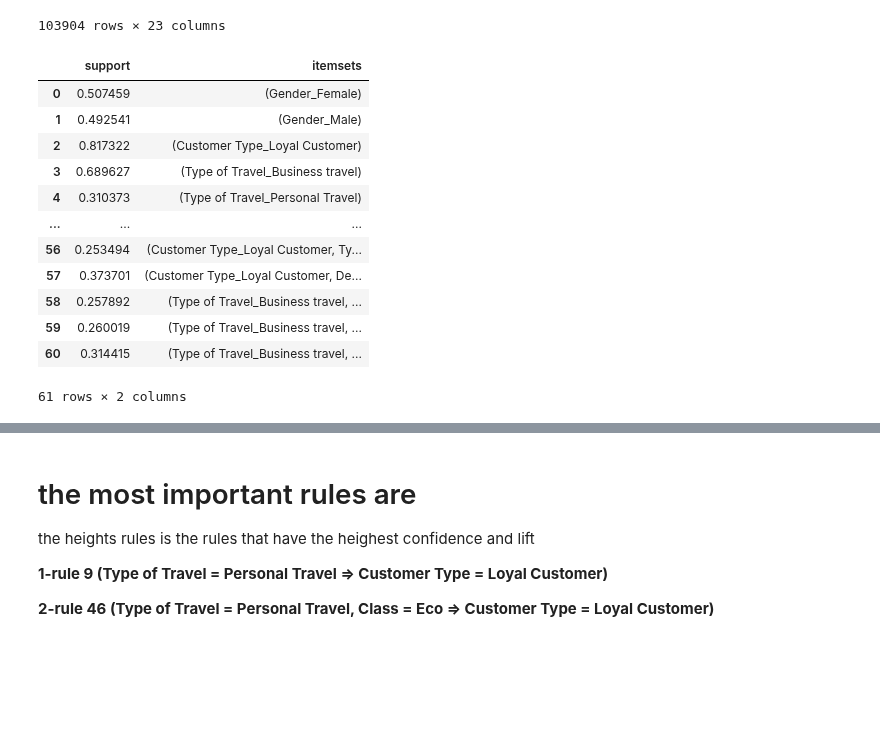
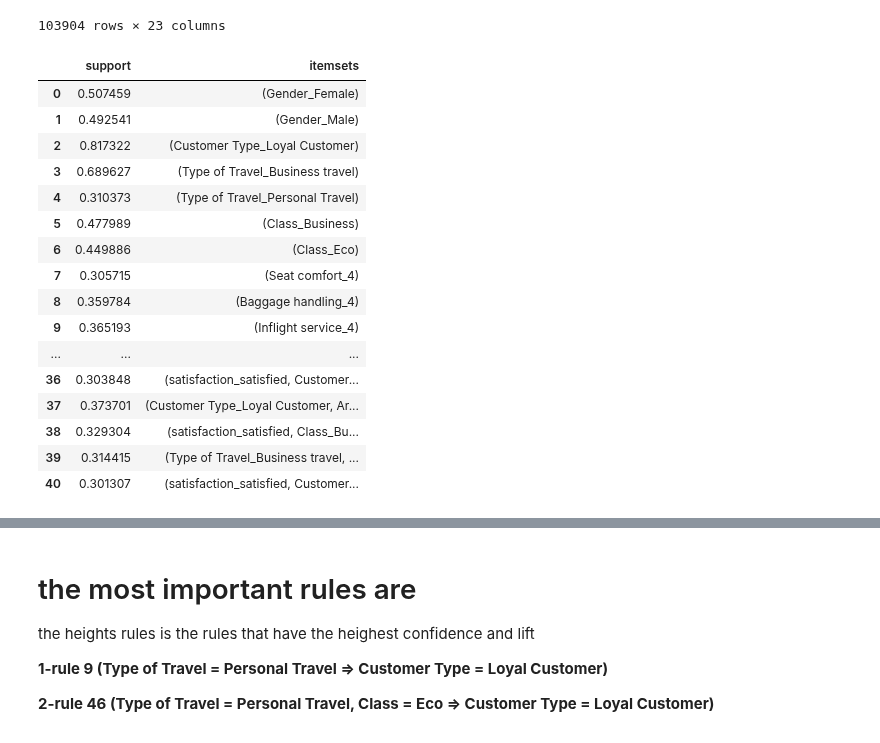
Before and after one commit to norhanreda/Air-line-passenger-satisfaction, a Jupyter notebook: models/aprori.ipynb, the cells around one changed output, grey strips where cells are left out. Cells and saved outputs as stored; diff of their text form; code cells hidden in the pictures; blank space fills up the shorter version.

```diff
--- a/models/aprori.ipynb
+++ b/models/aprori.ipynb
@@ -16,7 +16,8 @@ print("Test data shape:", test.shape)
 
 train.drop(columns=['Unnamed: 0','id'],inplace = True)
 test.drop(columns=['Unnamed: 0','id'],inplace = True)
-X = train.drop('satisfaction', axis=1)
+# X = train.drop('satisfaction', axis=1)
+X = train
 train
 # %% [output]
 Train data shape: (103904, 25)
@@ -37,28 +38,32 @@ Test data shape: (25976, 25)
 # %%
 for i in X.columns:
     X[i] = X[i].astype('str')
 
 # change the categorical data to one hot encoded different columns
 # as the apriori algorithm takes only numerical data
 train_encoded = pd.get_dummies(X)
 
-frequent_itemsets = apriori(train_encoded, min_support=0.25, use_colnames=True)
+frequent_itemsets = apriori(train_encoded, min_support=0.3, use_colnames=True)
 
 frequent_itemsets
 # %% [output]
 |  | support | itemsets |
 | 0 | 0.507459 | (Gender_Female) |
 | 1 | 0.492541 | (Gender_Male) |
 | 2 | 0.817322 | (Customer Type_Loyal Customer) |
 | 3 | 0.689627 | (Type of Travel_Business travel) |
 | 4 | 0.310373 | (Type of Travel_Personal Travel) |
+| 5 | 0.477989 | (Class_Business) |
+| 6 | 0.449886 | (Class_Eco) |
+| 7 | 0.305715 | (Seat comfort_4) |
+| 8 | 0.359784 | (Baggage handling_4) |
+| 9 | 0.365193 | (Inflight service_4) |
 | ... | ... | ... |
-| 56 | 0.253494 | (Customer Type_Loyal Customer, Ty... |
-| 57 | 0.373701 | (Customer Type_Loyal Customer, De... |
-| 58 | 0.257892 | (Type of Travel_Business travel, ... |
-| 59 | 0.260019 | (Type of Travel_Business travel, ... |
-| 60 | 0.314415 | (Type of Travel_Business travel, ... |
+| 36 | 0.303848 | (satisfaction_satisfied, Customer... |
+| 37 | 0.373701 | (Customer Type_Loyal Customer, Ar... |
+| 38 | 0.329304 | (satisfaction_satisfied, Class_Bu... |
+| 39 | 0.314415 | (Type of Travel_Business travel, ... |
+| 40 | 0.301307 | (satisfaction_satisfied, Customer... |
-61 rows × 2 columns
 # %%
 rules_df = association_rules(frequent_itemsets, metric="lift", min_threshold=1)
 rules_df
```
Also changed, not shown: parts of 3 cells of this notebook.
